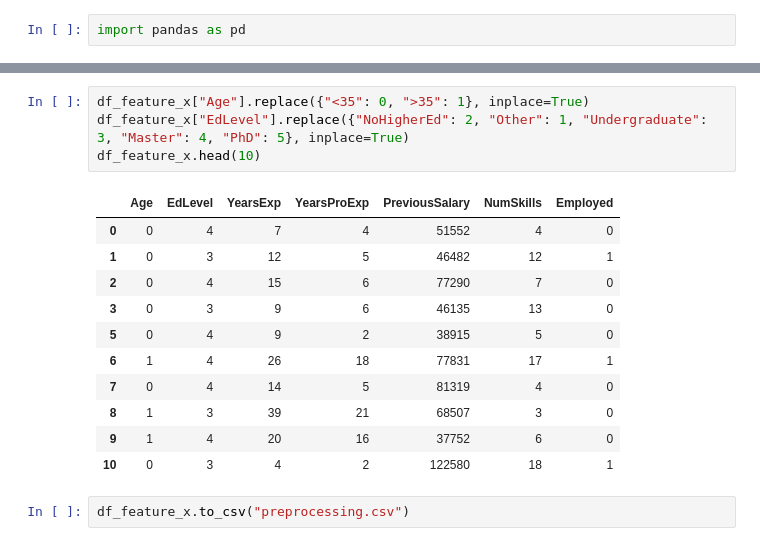
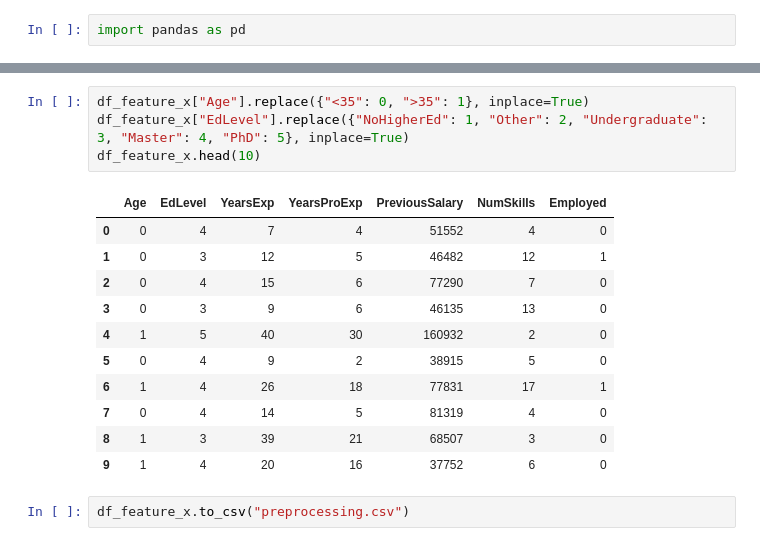
Before and after one commit to abayup14/CapstoneBangkit, a Jupyter notebook: Machine Learning/Employment Model/preprocess_2.ipynb, the cells around one changed output, grey strips where cells are left out. Saved outputs shown, nothing was run; the diff lists cells and outputs as text.

```diff
--- a/Machine Learning/Employment Model/preprocess_2.ipynb
+++ b/Machine Learning/Employment Model/preprocess_2.ipynb
@@ -33,18 +33,18 @@ df_feature_x.head(10)
 # %%
 df_feature_x["Age"].replace({"<35": 0, ">35": 1}, inplace=True)
-df_feature_x["EdLevel"].replace({"NoHigherEd": 2, "Other": 1, "Undergraduate": 3, "Master": 4, "PhD": 5}, inplace=True)
+df_feature_x["EdLevel"].replace({"NoHigherEd": 1, "Other": 2, "Undergraduate": 3, "Master": 4, "PhD": 5}, inplace=True)
 df_feature_x.head(10)
 # %% [output]
 |  | Age | EdLevel | YearsExp | YearsProExp | PreviousSalary | NumSkills | Employed |
 | 0 | 0 | 4 | 7 | 4 | 51552 | 4 | 0 |
 | 1 | 0 | 3 | 12 | 5 | 46482 | 12 | 1 |
 | 2 | 0 | 4 | 15 | 6 | 77290 | 7 | 0 |
 | 3 | 0 | 3 | 9 | 6 | 46135 | 13 | 0 |
+| 4 | 1 | 5 | 40 | 30 | 160932 | 2 | 0 |
 | 5 | 0 | 4 | 9 | 2 | 38915 | 5 | 0 |
 | 6 | 1 | 4 | 26 | 18 | 77831 | 17 | 1 |
 | 7 | 0 | 4 | 14 | 5 | 81319 | 4 | 0 |
 | 8 | 1 | 3 | 39 | 21 | 68507 | 3 | 0 |
 | 9 | 1 | 4 | 20 | 16 | 37752 | 6 | 0 |
-| 10 | 0 | 3 | 4 | 2 | 122580 | 18 | 1 |
 # %%
 df_feature_x.to_csv("preprocessing.csv")
```
Also changed, not shown: parts of 2 cells of this notebook, 5 other files.
